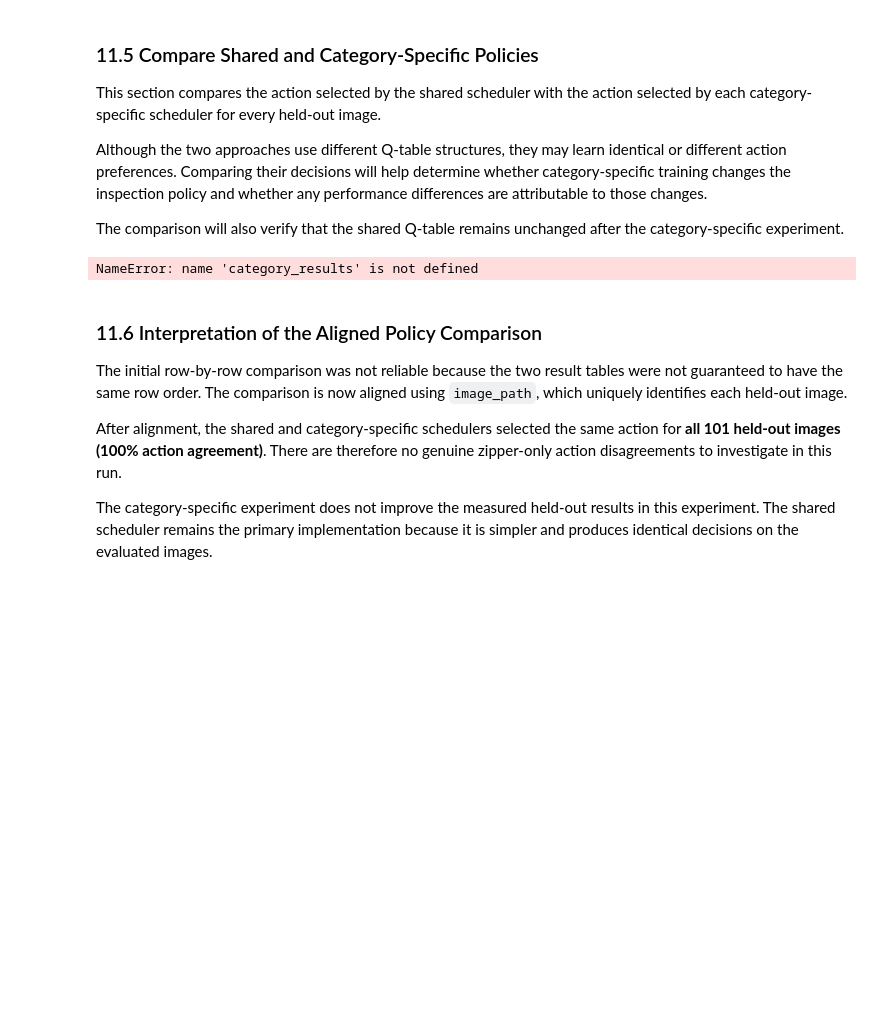
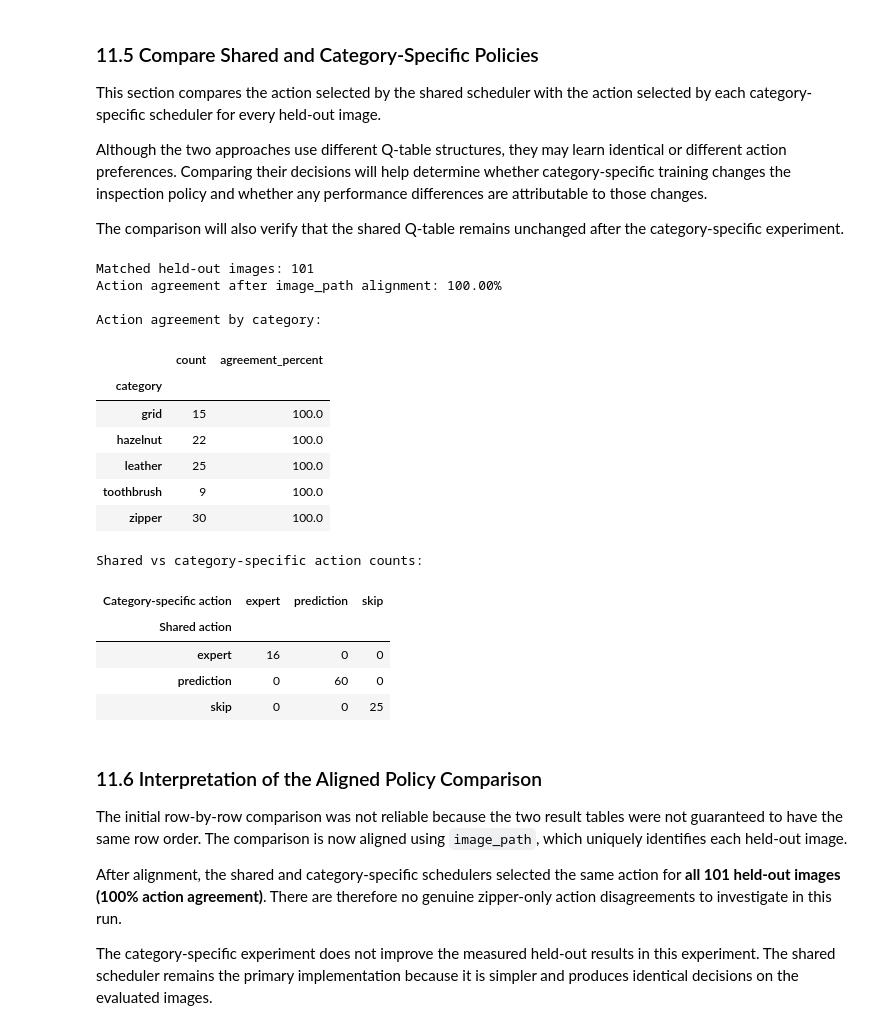
Before and after one commit to Ayu-98-kumari/Adaptive_Visual_Inspection-_System, a Jupyter notebook: step2_RL_Scheduler.ipynb, the cells around one changed output. Saved outputs shown, nothing was run; the diff lists cells and outputs as text; code cells hidden in the pictures; blank space fills up the shorter version.

```diff
--- a/step2_RL_Scheduler.ipynb
+++ b/step2_RL_Scheduler.ipynb
@@ -2134,7 +2134,7 @@ shared_results = holdout_policy_results["Learned Q-Policy"].copy()
 
 # Combine category-specific results without overwriting the original dictionary
 category_results_df = pd.concat(
-    list(category_results.values()),
+    list(category_policy_results.values()),
     ignore_index=True
 )
 
@@ -2155,34 +2155,50 @@ assert len(decision_comparison) == len(test_df), (
 
 decision_comparison["actions_match"] = (
     decision_comparison["selected_action_shared"]
     == decision_comparison["selected_action_category"]
 )
 
 print("Matched held-out images:", len(decision_comparison))
 print(
     "Action agreement after image_path alignment:",
     f"{decision_comparison['actions_match'].mean() * 100:.2f}%"
 )
 
 print("\nAction agreement by category:")
 display(
     decision_comparison.groupby("category")["actions_match"]
     .agg(["count", "mean"])
     .assign(
         agreement_percent=lambda x: (x["mean"] * 100).round(2)
     )
     .drop(columns="mean")
 )
 
 print("\nShared vs category-specific action counts:")
 display(pd.crosstab(
     decision_comparison["selected_action_shared"],
     decision_comparison["selected_action_category"],
     rownames=["Shared action"],
     colnames=["Category-specific action"]
 ))
 # %% [output]
-NameError: name 'category_results' is not defined
+Matched held-out images: 101
+Action agreement after image_path alignment: 100.00%
+
+Action agreement by category:
+|  | count | agreement_percent |
+| category |  |  |
+| grid | 15 | 100.0 |
+| hazelnut | 22 | 100.0 |
+| leather | 25 | 100.0 |
+| toothbrush | 9 | 100.0 |
+| zipper | 30 | 100.0 |
+Shared vs category-specific action counts:
+| Category-specific action | expert | prediction | skip |
+| Shared action |  |  |  |
+| expert | 16 | 0 | 0 |
+| prediction | 0 | 60 | 0 |
+| skip | 0 | 0 | 25 |
 # %% [markdown]
 ### 11.6 Interpretation of the Aligned Policy Comparison
 
```
